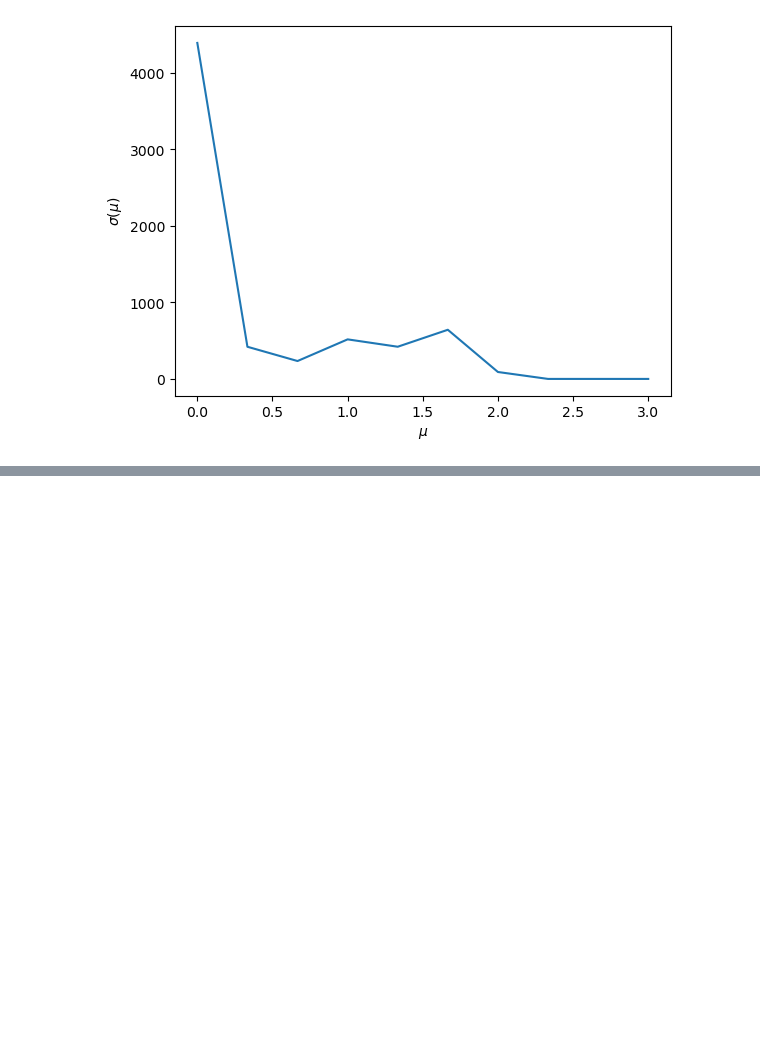
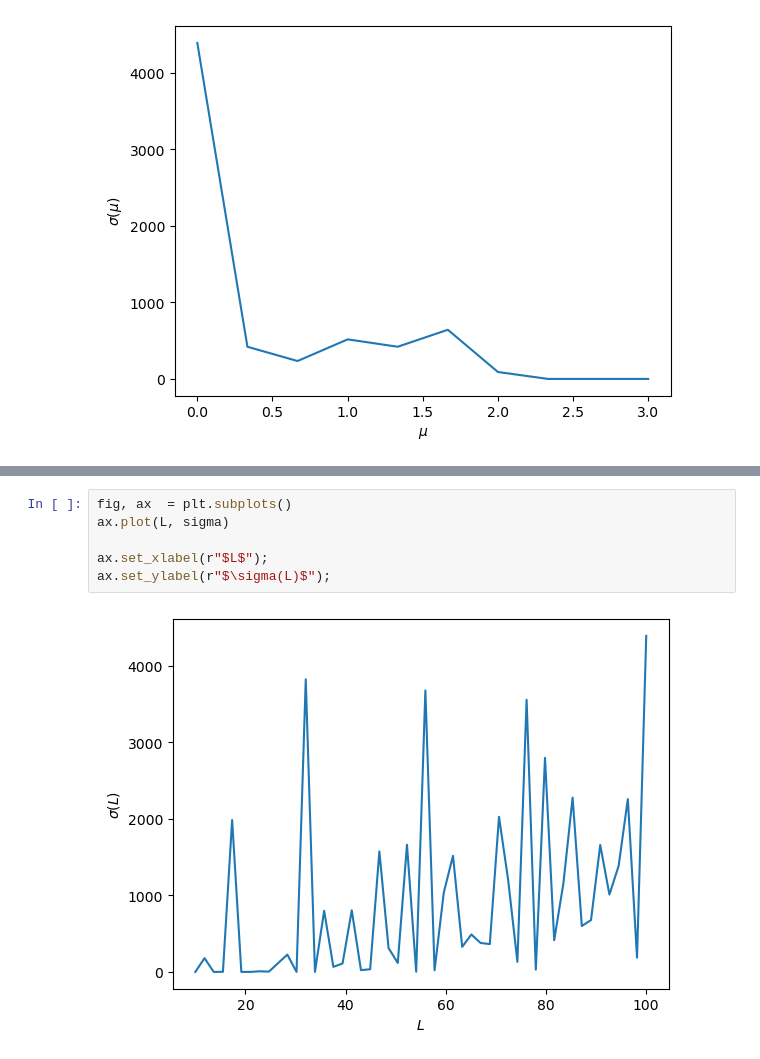
Before and after one commit to gabriel-rodriguez-ruiz/DC-superconductivity, a Jupyter notebook: Superconductor_1D_without_SOC.ipynb, the cells around one changed output, grey strips where cells are left out. Drawn from its saved outputs; the diff is of its cells as text; blank space fills up the shorter version.

```diff
--- a/Superconductor_1D_without_SOC.ipynb
+++ b/Superconductor_1D_without_SOC.ipynb
@@ -264,0 +271,8 @@ sigma
+# %%
+fig, ax  = plt.subplots()
+ax.plot(L, sigma)
+
+ax.set_xlabel(r"$L$");
+ax.set_ylabel(r"$\sigma(L)$");
+# %% [output]
+[figure, added]
```
Also changed, not shown: parts of 5 cells of this notebook, 4 other files.
